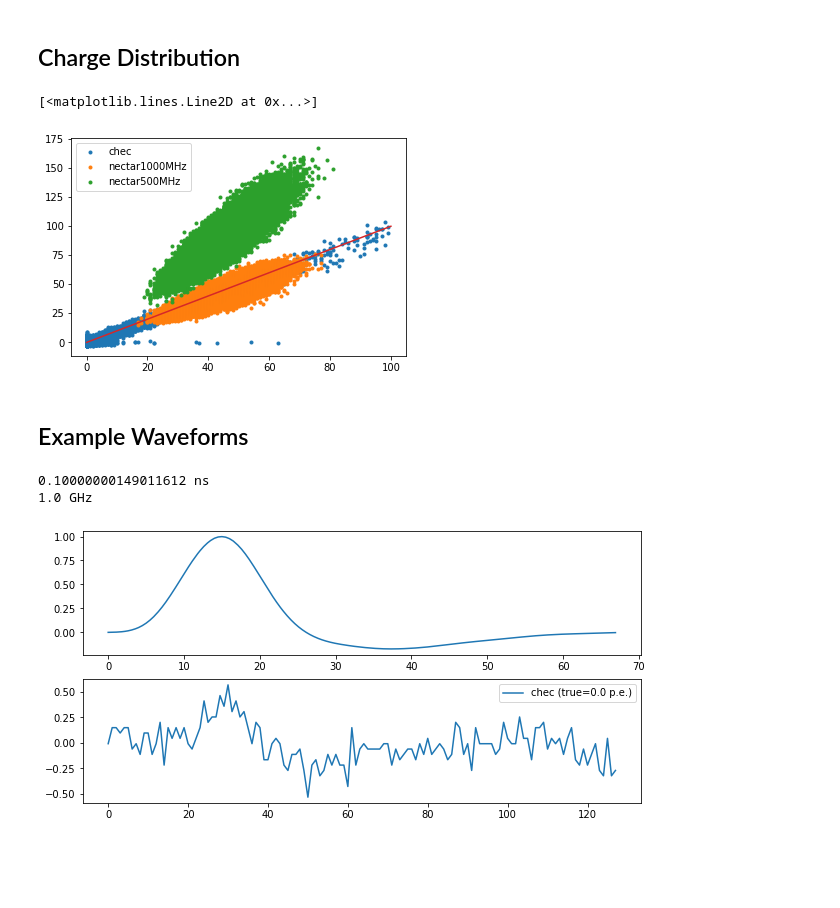
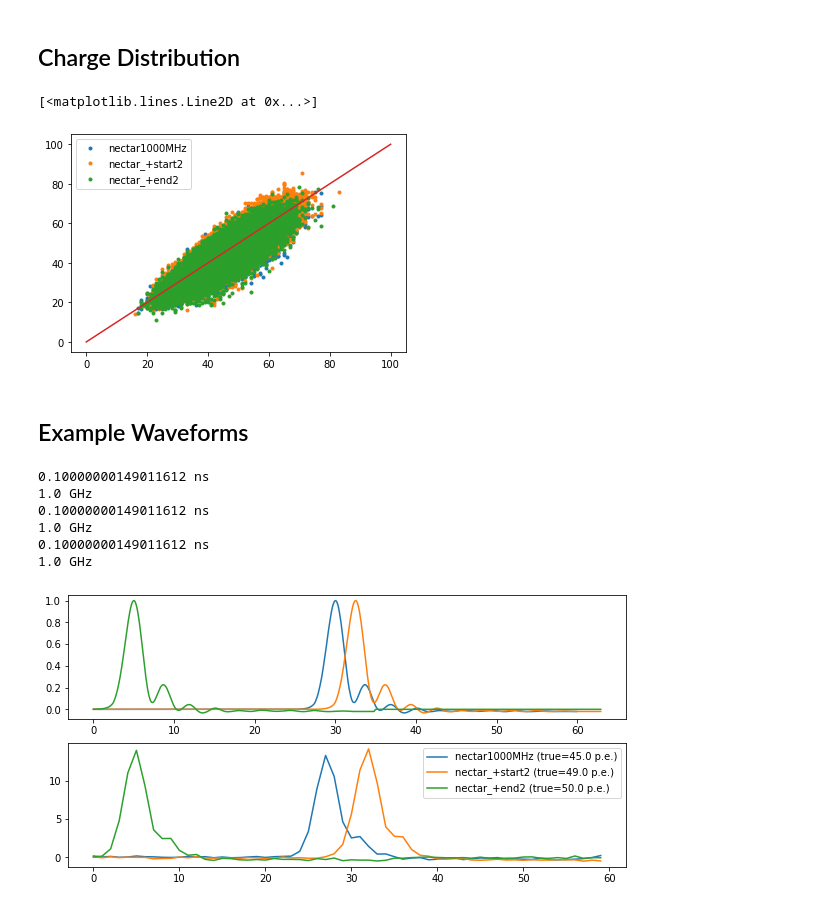
Before and after one commit to watsonjj/labbook, a Jupyter notebook: d200326_ctapipe_charge_sampling_rate/sampling_rate.ipynb, the cells around one changed output. Saved outputs shown, nothing was run; the diff lists cells and outputs as text; code cells hidden in the pictures; blank space fills up the shorter version.

Commit message:
d200326_ctapipe_charge_sampling_rate

```diff
--- a/d200326_ctapipe_charge_sampling_rate/sampling_rate.ipynb
+++ b/d200326_ctapipe_charge_sampling_rate/sampling_rate.ipynb
@@ -3,11 +3,13 @@
 Test the ctapipe image extractor for cameras with different sampling rate
 # %%
 paths = {
-    "chec": "/Users/Jason/Downloads/tempdata/obs/run1.simtel.gz",
+    #"chec": "/Users/Jason/Downloads/tempdata/obs/run1.simtel.gz",
     "nectar1000MHz": "/Users/Jason/Downloads/tempdata/sampling_rate/nectarcam_46.71pe_sample1000MHz.simtel.gz",
-    "nectar500MHz": "/Users/Jason/Downloads/tempdata/sampling_rate/nectarcam_46.71pe_sample500MHz.simtel.gz",
+    #"nectar500MHz": "/Users/Jason/Downloads/tempdata/sampling_rate/nectarcam_46.71pe_sample500MHz.simtel.gz",
     #"nectar_+start": "/Users/Jason/Downloads/tempdata/sampling_rate/nectarcam_46.71pe_sample1000MHz_longpulse1.simtel.gz",
     #"nectar_+end": "/Users/Jason/Downloads/tempdata/sampling_rate/nectarcam_46.71pe_sample1000MHz_longpulse2.simtel.gz",
+    "nectar_+start2": "/Users/Jason/Downloads/tempdata/sampling_rate/nectarcam_46.71pe_sample1000MHz_longpulse1_2.simtel.gz",
+    "nectar_+end2": "/Users/Jason/Downloads/tempdata/sampling_rate/nectarcam_46.71pe_sample1000MHz_longpulse2_2.simtel.gz",
 }
 # %%
 from ctapipe.io.simteleventsource import SimTelEventSource
@@ -49,31 +51,37 @@ plt.legend(loc='best')
 plt.plot([0, 100], [0, 100])
 # %% [output]
 [<matplotlib.lines.Line2D at 0x...>]
-[figure, old version]
+[figure, new version]
 # %% [markdown]
 ## Example Waveforms
 # %%
 fig = plt.figure(figsize=(10, 5))
 ax1 = fig.add_subplot(2, 1, 1)
 ax2 = fig.add_subplot(2, 1, 2)
 for key, path in paths.items():
     source = SimTelEventSource(input_url=path, max_events=100)
     subarray = source.subarray
 
     reference_pulse_sample_width = subarray.tel[1].camera.reference_pulse_step.to_value('ns')
     reference_pulse_y = subarray.tel[1].camera.reference_pulse_shape[0]
     ref_max_sample = reference_pulse_y.size * reference_pulse_sample_width
     reference_pulse_x = np.arange(0, ref_max_sample, reference_pulse_sample_width)
     ax1.plot(reference_pulse_x, reference_pulse_y)
     print(subarray.tel[1].camera.reference_pulse_step)
     print(subarray.tel[1].camera.sampling_rate)
+    sample_width = (1/subarray.tel[1].camera.sampling_rate).to_value('ns')
     for event in source:
         wf = event.r1.tel[1].waveform[0]
         true = event.mc.tel[1].photo_electron_image[0]
-        ax2.plot(wf, label=f"{key} (true={true} p.e.)")
+        x = np.arange(0, wf.size*sample_width, sample_width)
+        ax2.plot(x, wf, label=f"{key} (true={true} p.e.)")
         break
     plt.legend(loc='best')
 # %% [output]
 0.10000000149011612 ns
 1.0 GHz
+0.10000000149011612 ns
+1.0 GHz
+0.10000000149011612 ns
+1.0 GHz
-[figure, old version]
+[figure, new version]
```
